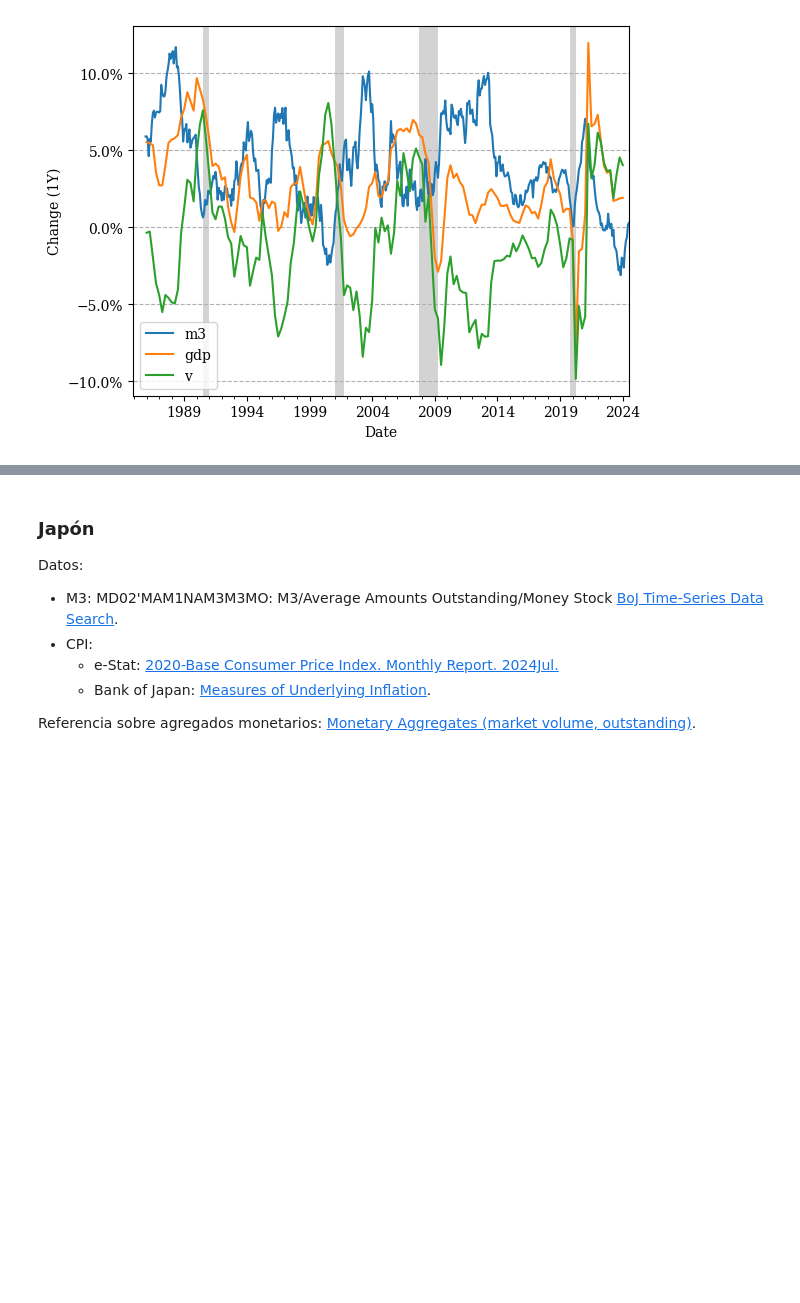
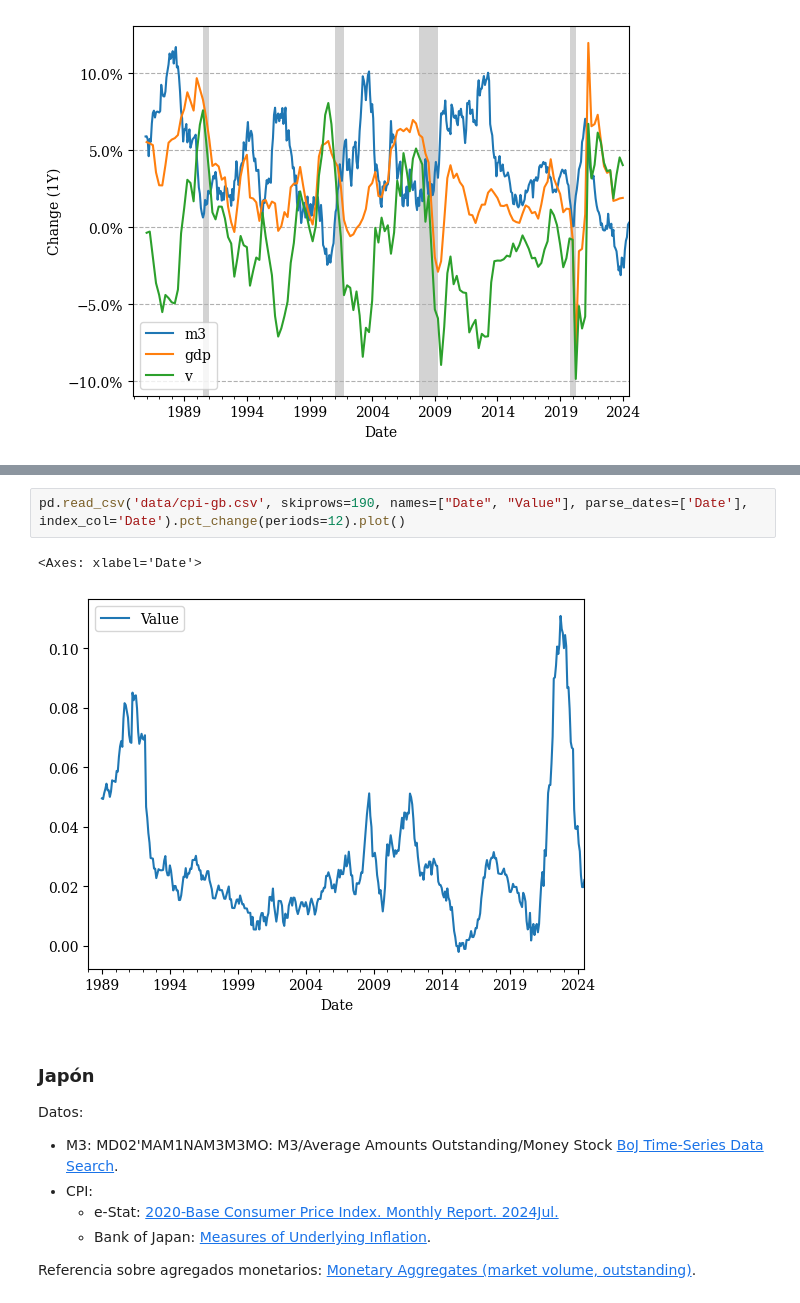
Before and after one commit to MiguelPuntoEs/money-growth, a Jupyter notebook: money-growth.ipynb, the cells around one changed output, grey strips where cells are left out. Saved outputs shown, nothing was run; the diff lists cells and outputs as text; blank space fills up the shorter version.

```diff
--- a/money-growth.ipynb
+++ b/money-growth.ipynb
@@ -199,3 +211,8 @@ ax.set_ylabel('Change (1Y)');
+# %%
+pd.read_csv('data/cpi-gb.csv', skiprows=190, names=["Date", "Value"], parse_dates=['Date'], index_col='Date').pct_change(periods=12).plot()
+# %% [output]
+<Axes: xlabel='Date'>
+[figure, added]
 # %% [markdown]
 ### Japón
 
```
Also changed, not shown: parts of 12 cells of this notebook, 3 other files.
